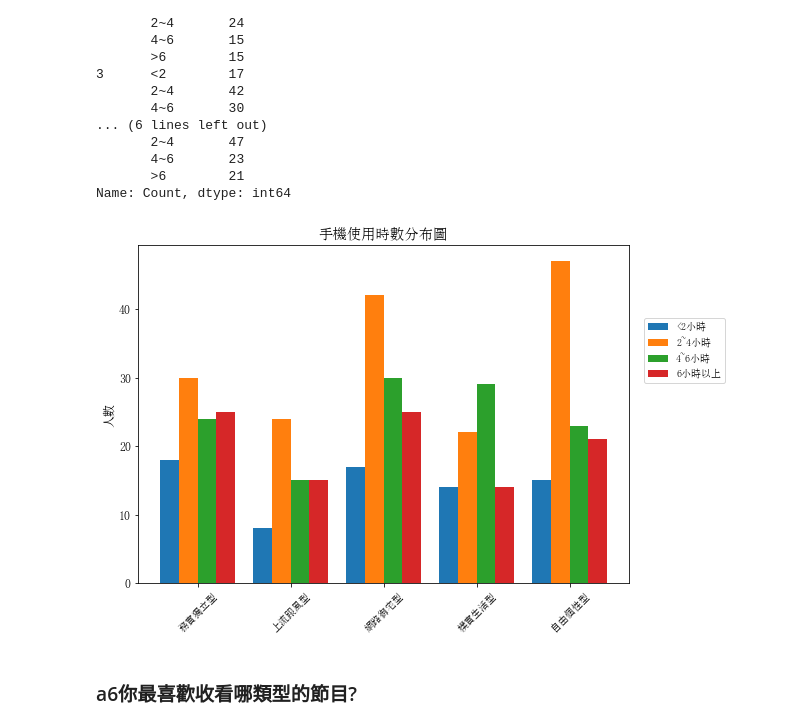
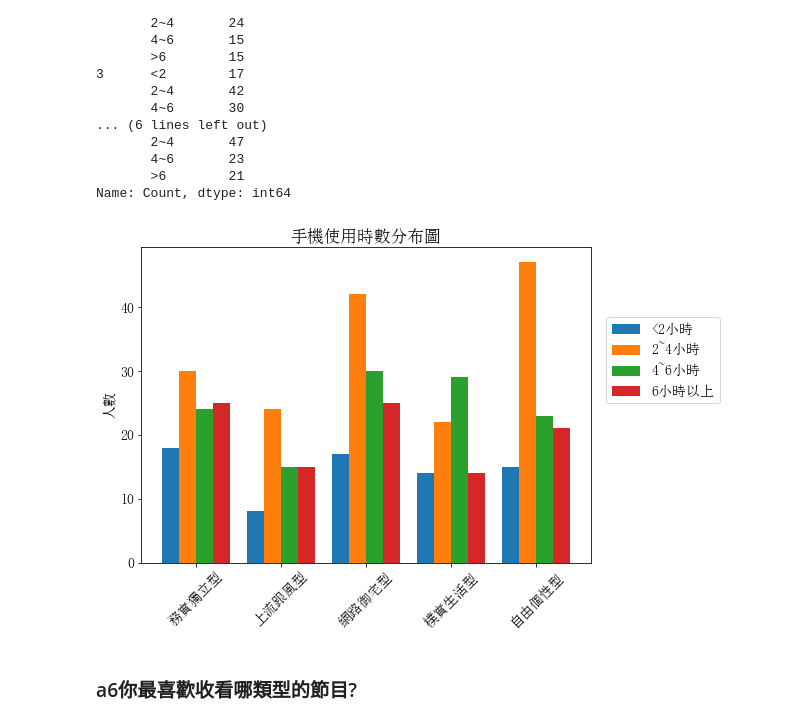
Before and after one commit to jerrylin0505/Multicovariance, a Jupyter notebook: Project3/畫圖.ipynb, the cells around one changed output. Saved outputs shown, nothing was run; the diff lists cells and outputs as text; code cells hidden in the pictures.

```diff
--- a/Project3/畫圖.ipynb
+++ b/Project3/畫圖.ipynb
@@ -212,20 +212,20 @@ for k in range(4):
 # %%
 width = 0.2 #先設定每個長條的寬度
 plt.figure(figsize=(9, 6))
 
 plt.bar([i-3*width/2 for i in x1], a5[0,:], width=width, label="<2小時")
 plt.bar([i-width/2 for i in x1], a5[1,:], width=width, label="2~4小時")
 plt.bar([i+width/2 for i in x1], a5[2,:], width=width, label="4~6小時")
 plt.bar([i+3*width/2 for i in x1], a5[3,:], width=width, label="6小時以上")
-plt.xticks(x1,clusters, rotation=45, fontsize=10)
-plt.ylabel("人數", fontsize=12)
+plt.xticks(x1,clusters, rotation=45)
+plt.ylabel("人數")
 plt.title("手機使用時數分布圖")
-plt.legend(fontsize=10, bbox_to_anchor=(1.02,0.8))
+plt.legend(bbox_to_anchor=(1.02,0.8))
 plt.tight_layout()
 plt.savefig('手機使用時數分布.png')
 plt.show()
 # %% [output]
-[figure, old version]
+[figure, new version]
 # %% [markdown]
 ### a6你最喜歡收看哪類型的節目?
 # %%
```
Also changed, not shown: parts of 9 cells of this notebook, 6 other files.
